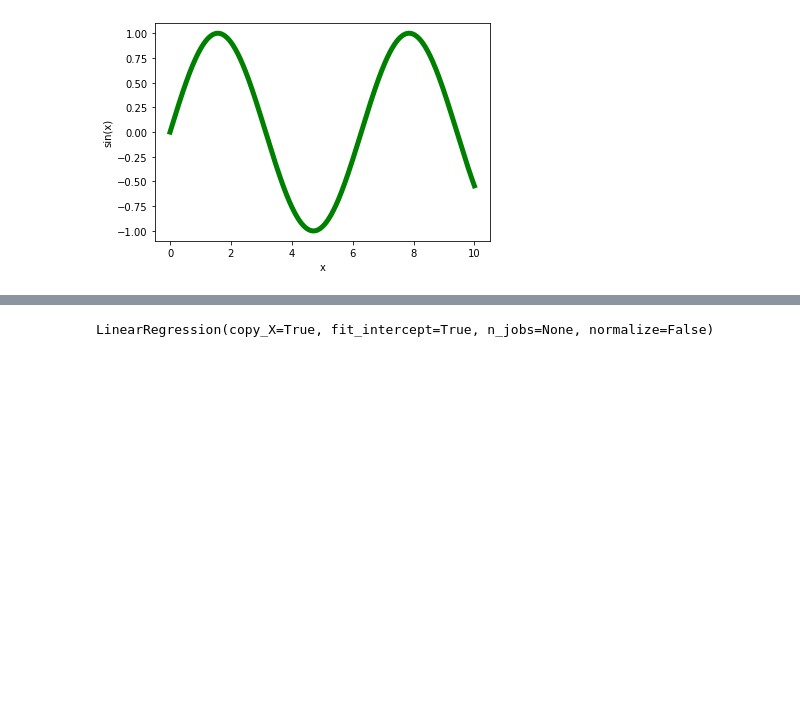
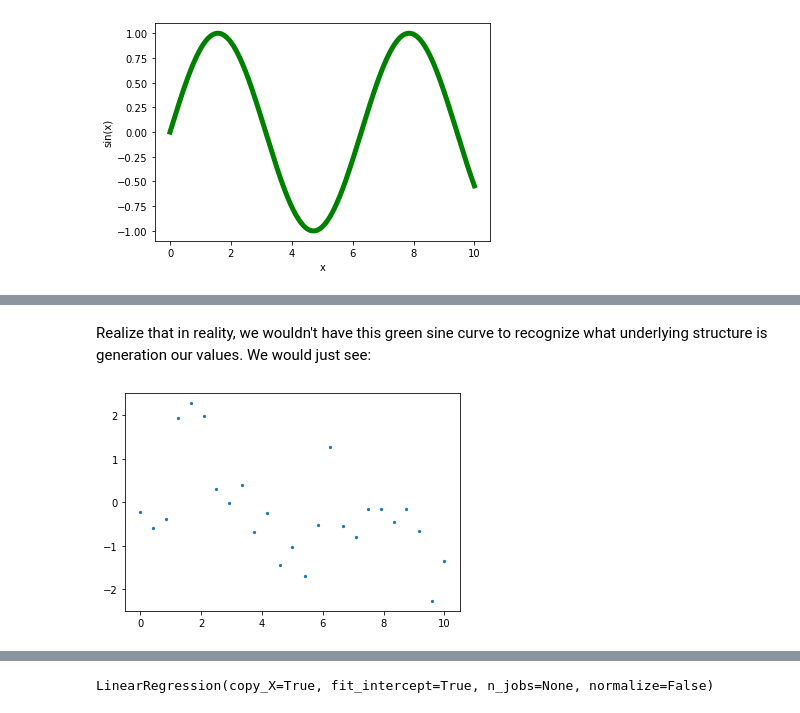
Before and after one commit to chenson2018/Statistics-Intuition, a Jupyter notebook: Bias-Variance Tradeoff/Bias Variance.ipynb, the cells around one changed output, grey strips where cells are left out. Drawn from its saved outputs; the diff is of its cells as text; code cells hidden in the pictures; blank space fills up the shorter version.

```diff
--- a/Bias-Variance Tradeoff/Bias Variance.ipynb
+++ b/Bias-Variance Tradeoff/Bias Variance.ipynb
@@ -29,0 +43,7 @@ t = t.reshape(-1, 1)
+# %% [markdown]
+Realize that in reality, we wouldn't have this green sine curve to recognize what underlying structure is generation our values. We would just see:
+# %%
+plt.scatter(x, t, s = 5)
+plt.show()
+# %% [output]
+[figure, added]
```
Also changed, not shown: parts of 25 cells of this notebook, 1 other file.
